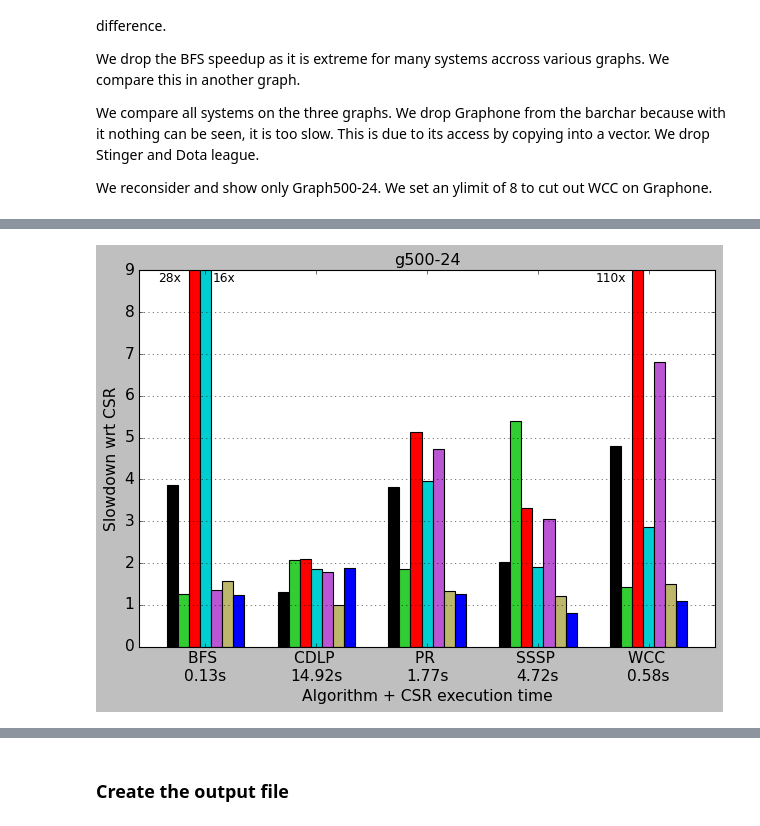
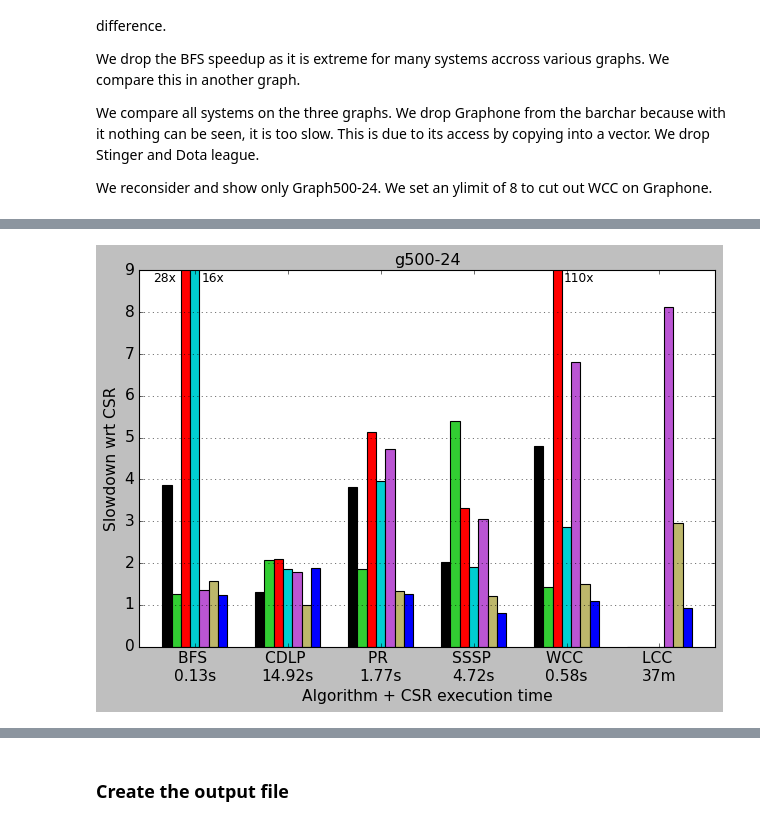
Before and after one commit to PerFuchs/gfe_notebooks, a Jupyter notebook: graphalytics_gen_table.ipynb, the cells around one changed output, grey strips where cells are left out. Saved outputs shown, nothing was run; the diff lists cells and outputs as text; code cells hidden in the pictures.

```diff
--- a/graphalytics_gen_table.ipynb
+++ b/graphalytics_gen_table.ipynb
@@ -203,14 +203,13 @@ graphone = pd.concat( [
 livegraph = pd.concat( [
     data.loc[("livegraph3_ro", "gcc", slice(None), slice(None), slice(None), 20)].droplevel([0, 1, 3, 4, 5])
 ], names=["library"], keys=["livegraph"] )
-competitors = pd.concat([stinger,llama,graphone, livegraph]).rename(columns = {"lcc": "lcc_std"})
+competitors = pd.concat([stinger,llama,graphone, livegraph])
 #competitors = pd.concat([stinger]).rename(columns = {"lcc": "lcc_std"})
-competitors["lcc_sorted"] = np.NaN
 # %% [markdown]
 ### Teseo
 # %%
-teseo_lcc = data.loc[("teseo-lcc.12", "gcc")].droplevel([1,2,3]).rename(columns={"lcc": "lcc_sorted"})
-teseo_dv_lcc = data.loc[("teseo-lcc-dv.12b", "gcc")].droplevel([1,2,3]).rename(columns={"lcc": "lcc_sorted"})
+teseo_lcc = data.loc[("teseo-lcc.12", "gcc")].droplevel([1,2,3])
+teseo_dv_lcc = data.loc[("teseo-lcc-dv.12b", "gcc")].droplevel([1,2,3])
 teseo_lcc["lcc_std"] = np.NaN
 teseo_dv_lcc["lcc_std"] = np.NaN
 
@@ -221,9 +220,9 @@ teseo_real = pd.concat([ pd.concat([teseo_dv_lcc], axis=1 ) ], names=["library"]
 # %% [markdown]
 ### Sortledton
 # %%
-sortledton3 = data.loc[("sortledton.3", "gcc")].droplevel([1,2,3]).rename(columns={"lcc": "lcc_sorted"})
-sortledton2 = data.loc[("sortledton.2", "gcc")].droplevel([1,2,3]).rename(columns={"lcc": "lcc_sorted"})
-sortledton1 = data.loc[("sortledton.1", "gcc")].droplevel([1,2,3]).rename(columns={"lcc": "lcc_sorted"})
+sortledton3 = data.loc[("sortledton.3", "gcc")].droplevel([1,2,3])
+sortledton2 = data.loc[("sortledton.2", "gcc")].droplevel([1,2,3])
+sortledton1 = data.loc[("sortledton.1", "gcc")].droplevel([1,2,3])
 
 sortledton = pd.concat([ pd.concat([sortledton3], axis=1 ) ], names=["library"], keys=["sortledton"])
 sortledton
@@ -303,16 +302,16 @@ speedups = ds.copy()
 
 csr_name = "min_csr"
 
+# LCC speedup compared against sorted baseline
 speedups["bfs_speedup"] = speedups["bfs"] / speedups.loc[csr_name]["bfs"]
 speedups["cdlp_speedup"] = speedups["cdlp"] / speedups.loc[csr_name]["cdlp"]
-speedups["lcc_std_speedup"] = speedups["lcc_std"] / speedups.loc[csr_name]["lcc_std"]
-speedups["lcc_sorted_speedup"] = speedups["lcc_sorted"] / speedups.loc[csr_name]["lcc_sorted"]
 speedups["pagerank_speedup"] = speedups["pagerank"] / speedups.loc[csr_name]["pagerank"]
 speedups["sssp_speedup"] = speedups["sssp"] / speedups.loc[csr_name]["sssp"]
 speedups["wcc_speedup"] = speedups["wcc"] / speedups.loc[csr_name]["wcc"]
+speedups["lcc_speedup"] = speedups["lcc"] / speedups.loc[csr_name]["lcc"]
 
 
 
-speedups.drop(["bfs", "cdlp", "lcc_std", "lcc_sorted", "pagerank", "sssp", "wcc"], axis=1, inplace=True)
+speedups.drop(["bfs", "cdlp", "lcc_std", "lcc", "pagerank", "sssp", "wcc"], axis=1, inplace=True)
 speedups
 # %% [output]
@@ -420,52 +423,51 @@ v
 # %%
 ## FIGURE 10a1
 
-v = speedups
+v = speedups.copy()
 v = v.query("graph in 'graph500-24'")
 v = v.query("library in ['graphone','sortledton', 'llama', 'teseo_logical', 'teseo_real', 'stinger', 'livegraph']")
 #v = v.drop("bfs_speedup", axis=1)
 #v = v.query("not (library=='graphone' and graph== 'dota-league')")
 #v = v.query("not (library=='stinger' and graph=='dota-league')")
-v = v.drop("lcc_std_speedup", axis=1)
+#v = v.drop("lcc_std_speedup", axis=1)
 #v = v.drop("wcc_speedup", axis=1)
-v = v.drop("lcc_sorted_speedup", axis=1)
-
+#v = v.drop("lcc_sorted_speedup", axis=1)
 
 import matplotlib.style
 matplotlib.style.use('classic')
 
 #d['sorted_systems'] = [3, 4, 0, 2, 1, 5, 6]
 #d = d.sort_values('sorted_systems')
 
 colormap=common.set_library_colormap('graph500-24')
 
 d=v.transpose().plot.bar(width=0.7, color=colormap, legend=None)
 d.grid(axis="y")
 d.set_ylim(0, 9)
 fig = plt.gcf()
 plt.title("g500-24")
 plt.ylabel("Slowdown wrt CSR", fontsize=14)
 plt.xlabel("Algorithm + CSR execution time", fontsize=14)
 #fig.set_size_inches(5.5, 5.5)
 
 plt.xticks(rotation=0, fontsize=14)
-positions = (0, 1, 2, 3, 4)
+positions = (0, 1, 2, 3, 4,5)
 # Numbers are execution times of csr from min_csr
-x_labels = ("BFS \n0.13s", "CDLP \n14.92s", "PR \n1.77s", "SSSP \n4.72s", "WCC \n0.58s")
+x_labels = ("BFS \n0.13s", "CDLP \n14.92s", "PR \n1.77s", "SSSP \n4.72s", "WCC \n0.58s", "LCC \n37m")
 plt.xticks(positions, x_labels)
 plt.yticks(fontsize=14)
 
 #legend_labels = ["Stinger", "Llama", "GraphOne", "Livegraph", "Teseo logical", "Teseo real", "Sortledton"]
 #d.legend(bbox_to_anchor=(1.05, 1), loc='upper left', fontsize = 'medium', labels=legend_labels)
 
-plt.text(0.79, 0.91, "110x", fontsize=11, transform=plt.gcf().transFigure)
-plt.text(0.192, 0.91, "16x", fontsize=11, transform=plt.gcf().transFigure)
-plt.text(0.107, 0.91, "28x", fontsize=11, transform=plt.gcf().transFigure)
+plt.text(0.74, 0.91, "110x", fontsize=11, transform=plt.gcf().transFigure)
+plt.text(0.175, 0.91, "16x", fontsize=11, transform=plt.gcf().transFigure)
+plt.text(0.100, 0.91, "28x", fontsize=11, transform=plt.gcf().transFigure)
 
 plt.tight_layout()
 plt.savefig("../plots/graphalytics-general-new-graph500.png", dpi=400)
 # %% [output]
-[figure, old version]
+[figure, new version]
 # %%
 min_csr.query("graph in 'graph500-24'")
 # %% [output]
```
Also changed, not shown: parts of 21 cells of this notebook.
